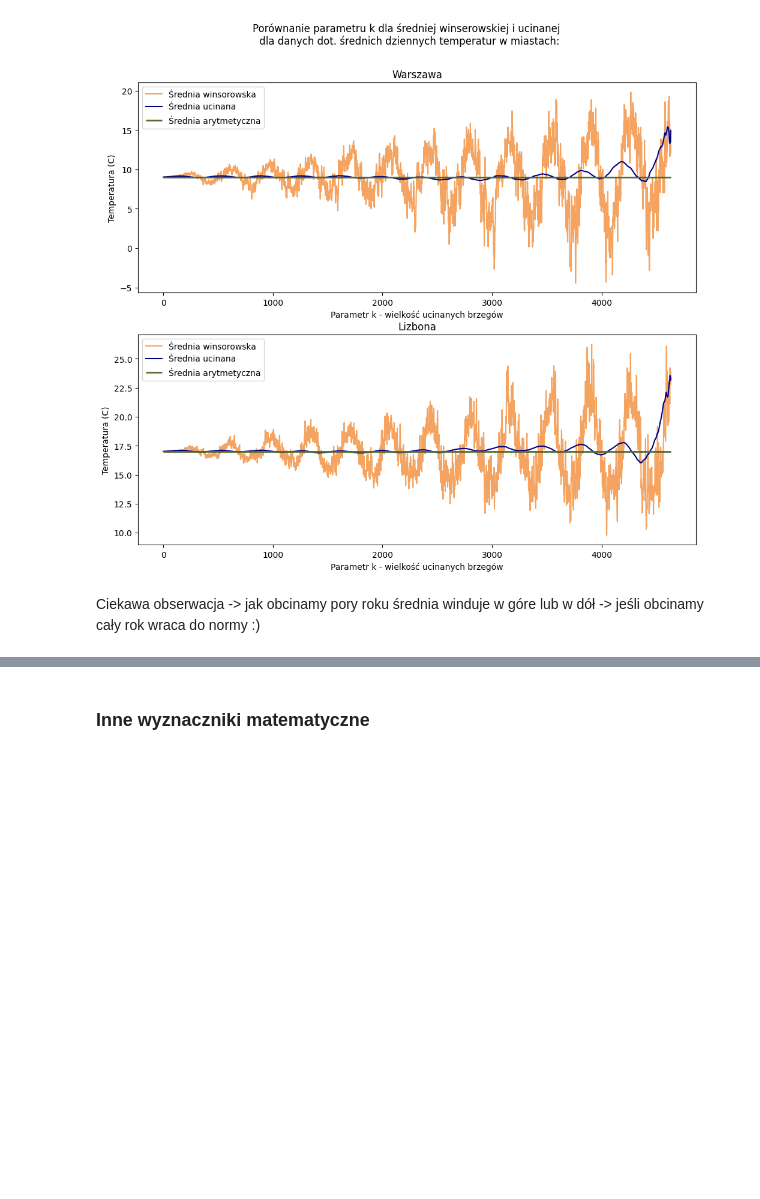
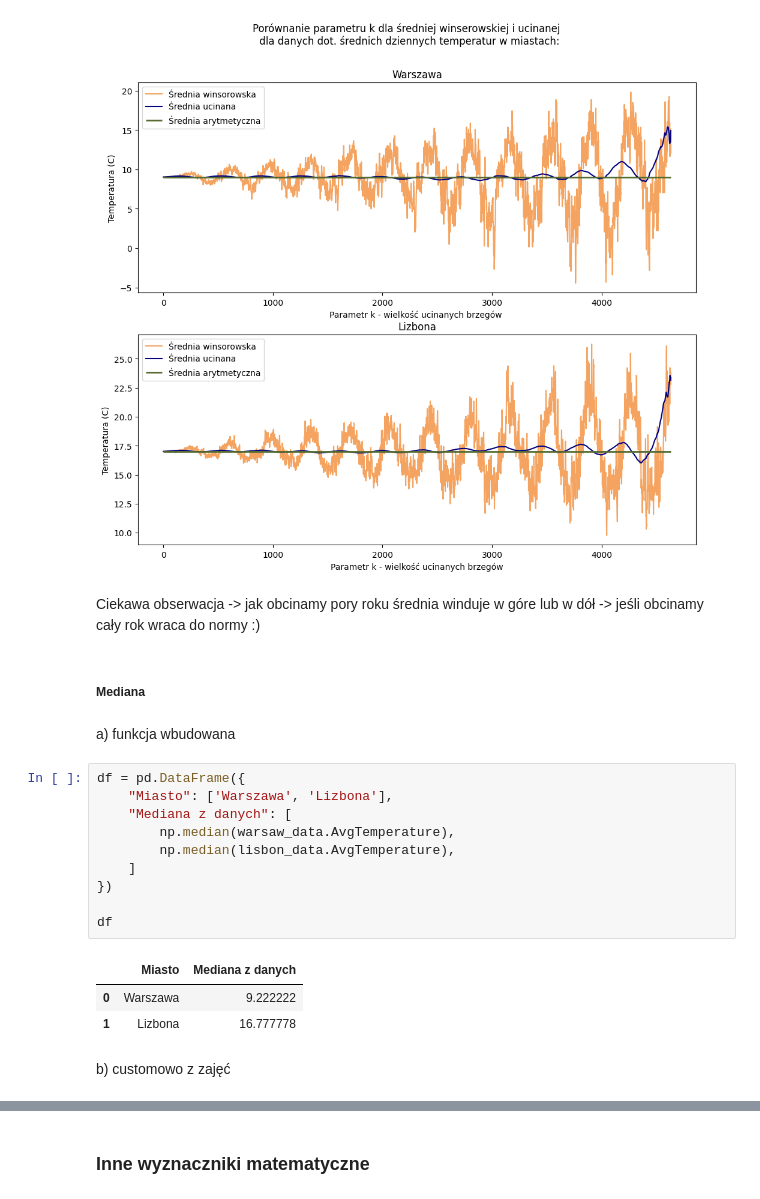
Before and after one commit to mathieuboro/raport, a Jupyter notebook: Raport_!.ipynb, the cells around one changed output, grey strips where cells are left out. Drawn from its saved outputs; the diff is of its cells as text; blank space fills up the shorter version.

```diff
--- a/Raport_!.ipynb
+++ b/Raport_!.ipynb
@@ -453,3 +453,23 @@ plt.show()
 [figure]
 # %% [markdown]
 Ciekawa obserwacja -> jak obcinamy pory roku średnia winduje w góre lub w dół -> jeśli obcinamy cały rok wraca do normy :)
+# %% [markdown]
+##### Mediana
+# %% [markdown]
+a) funkcja wbudowana
+# %%
+df = pd.DataFrame({
+    "Miasto": ['Warszawa', 'Lizbona'],
+    "Mediana z danych": [
+        np.median(warsaw_data.AvgTemperature),
+        np.median(lisbon_data.AvgTemperature),
+    ]
+})
+
+df
+# %% [output]
+|  | Miasto | Mediana z danych |
+| 0 | Warszawa | 9.222222 |
+| 1 | Lizbona | 16.777778 |
+# %% [markdown]
+b) customowo z zajęć
```
Also changed, not shown: parts of 11 cells of this notebook.
